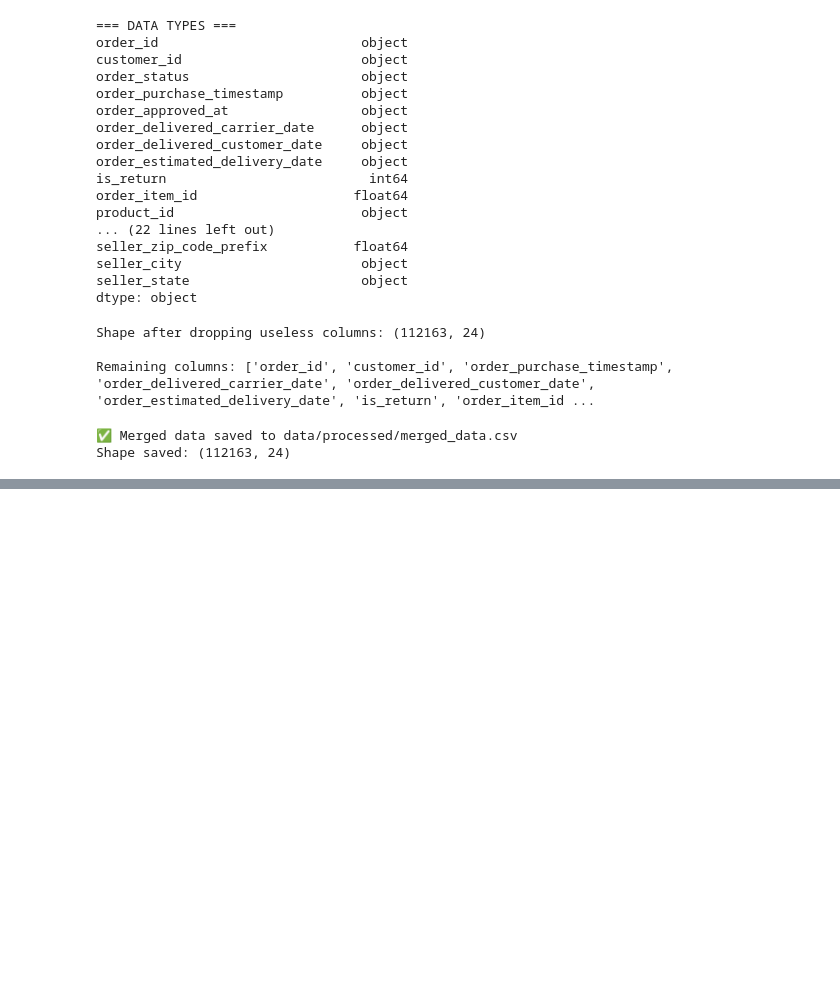
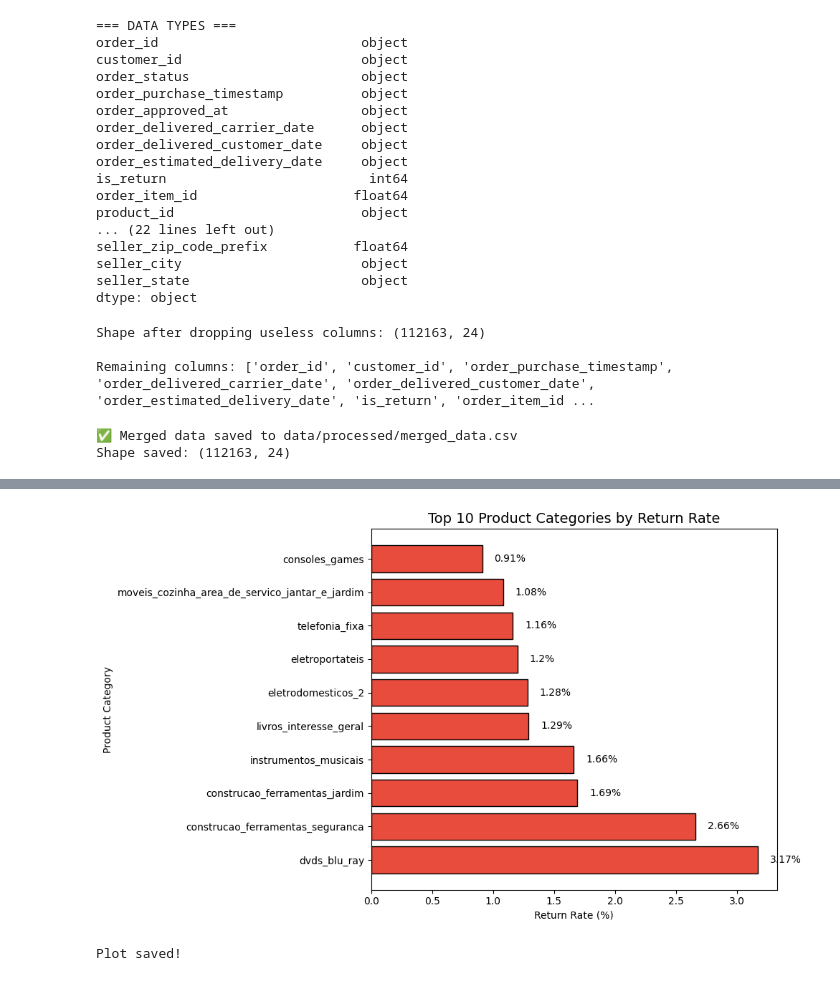
Before and after one commit to Dhayanidhi-96/ecommerce-return-prediction, a Jupyter notebook: notebooks/01_eda.ipynb, the cells around one changed output, grey strips where cells are left out. Drawn from its saved outputs; the diff is of its cells as text; code cells hidden in the pictures; blank space fills up the shorter version.

```diff
--- a/notebooks/01_eda.ipynb
+++ b/notebooks/01_eda.ipynb
@@ -225,0 +267,34 @@ Shape saved: (112163, 24)
+# %%
+category_stats = df.groupby('product_category_name').agg(
+    total_orders=('is_return', 'count'),
+    total_returns = ('is_return', 'sum')
+).reset_index()
+
+category_stats['return_rate'] = (
+    category_stats['total_returns'] / category_stats['total_orders'] * 100 ).round(2)
+
+category_stats = category_stats[category_stats['total_orders'] >= 50]
+
+#top 10 highest return rate products
+top10 = category_stats.sort_values('return_rate', ascending=False).head(10)
+
+plt.figure(figsize=(10, 6))
+bars = plt.barh(top10['product_category_name'],
+                top10['return_rate'],
+                color='#e74c3c', edgecolor='black')
+plt.title('Top 10 Product Categories by Return Rate', fontsize=14)
+plt.xlabel('Return Rate (%)')
+plt.ylabel('Product Category')
+
+# Adding values on labels
+for bar, val in zip(bars, top10['return_rate']):
+    plt.text(bar.get_width() + 0.1, bar.get_y() + bar.get_height()/2,
+             f'{val}%', va='center', fontsize=10)
+
+plt.tight_layout()
+plt.savefig('../data/processed/category_return_rate.png')
+plt.show()
+print("Plot saved!")
+# %% [output]
+[figure, added]
+Plot saved!
```
Also changed, not shown: parts of 7 cells of this notebook.
